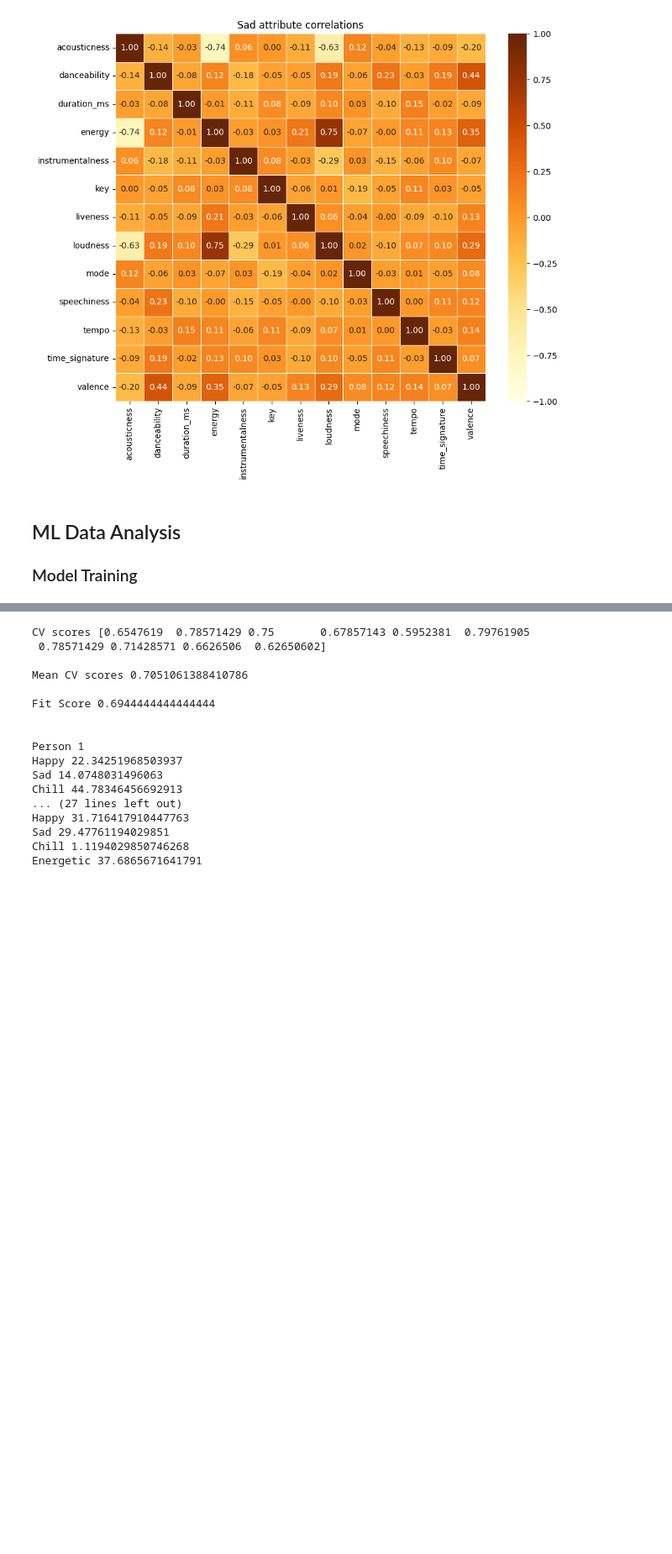
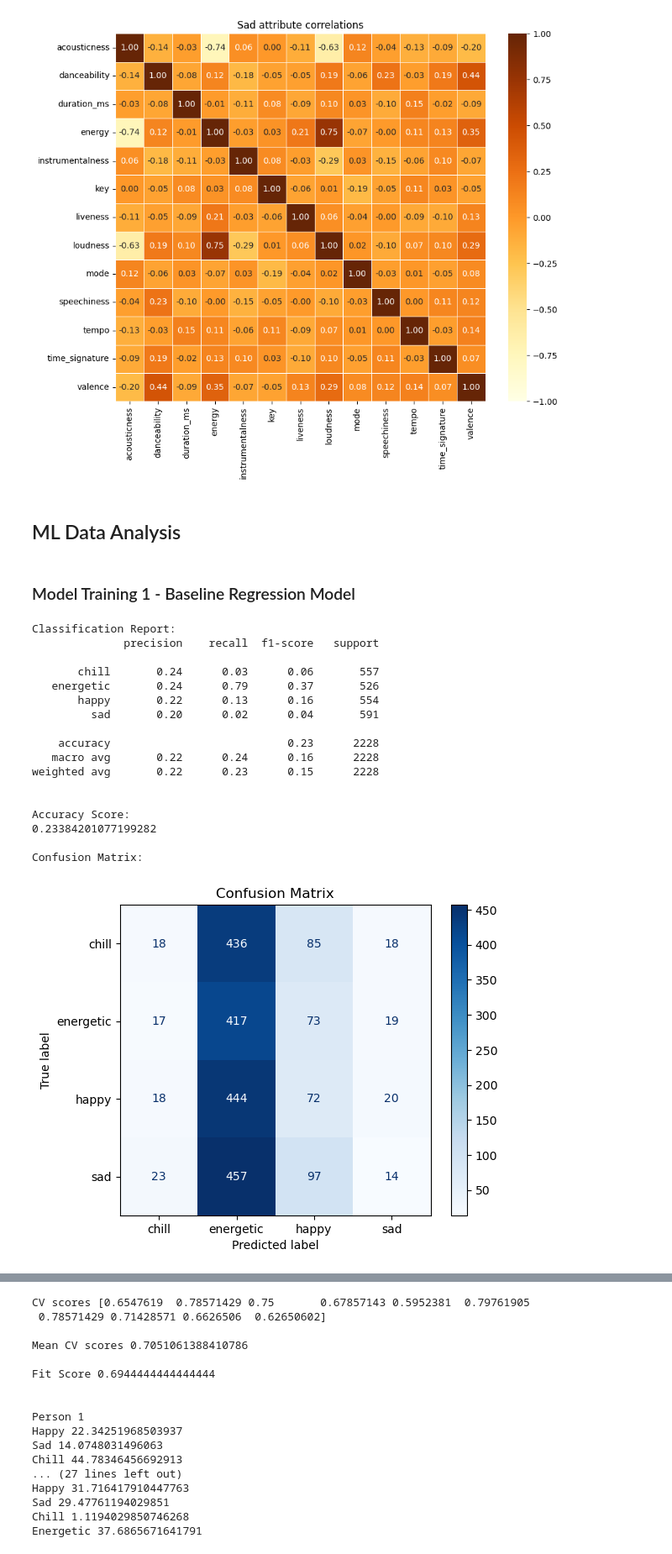
Before and after one commit to cs418-fa24/project-check-in-team-11, a Jupyter notebook: final_project.ipynb, the cells around one changed output, grey strips where cells are left out. Shown at 84% size. Saved outputs shown, nothing was run; the diff lists cells and outputs as text; code cells hidden in the pictures; blank space fills up the shorter version.

Commit message:
add baseline regression model

```diff
--- a/final_project.ipynb
+++ b/final_project.ipynb
@@ -485,5 +485,67 @@ graph_corr(sad_df, 'Sad attribute correlations')
 [figure]
 # %% [markdown]
 ## ML Data Analysis
-
-### Model Training
+# %% [markdown]
+### Model Training 1 - Baseline Regression Model
+# %%
+import pandas as pd
+import numpy as np
+import matplotlib.pyplot as plt
+from sklearn.model_selection import train_test_split, cross_val_score
+from sklearn.preprocessing import LabelEncoder, StandardScaler
+from sklearn.linear_model import LogisticRegression
+from sklearn.metrics import classification_report, accuracy_score, confusion_matrix, ConfusionMatrixDisplay
+
+data = pd.read_csv('training.csv')
+
+# Define features and target classes
+X = data[['acousticness', 'danceability', 'duration_ms', 'energy',
+            'instrumentalness', 'key', 'liveness', 'loudness',
+            'mode', 'speechiness', 'tempo', 'time_signature', 'valence']]
+y = data['mood']
+
+# scale
+scaler = StandardScaler()
+X_scaled = scaler.fit_transform(X)
+
+# Train-test split
+X_train, X_test, y_train, y_test = train_test_split(X, y, test_size=0.2, random_state=42)
+
+# Initialize and train the Logistic Regression model
+logreg = LogisticRegression(multi_class='auto', solver='lbfgs', max_iter=1000, random_state=42)
+logreg.fit(X_train, y_train)
+
+# Make predictions
+y_pred = logreg.predict(X_test)
+
+# Evaluate the model
+print("Classification Report:")
+print(classification_report(y_test, y_pred, target_names=label_encoder.classes_))
+
+print("\nAccuracy Score:")
+print(accuracy_score(y_test, y_pred))
+
+print("\nConfusion Matrix:")
+disp = ConfusionMatrixDisplay(confusion_matrix=confusion_matrix(y_test, y_pred), display_labels=label_encoder.classes_)
+disp.plot(cmap=plt.cm.Blues, values_format='d')
+plt.title("Confusion Matrix")
+plt.show()
+# %% [output]
+Classification Report:
+              precision    recall  f1-score   support
+
+       chill       0.24      0.03      0.06       557
+   energetic       0.24      0.79      0.37       526
+       happy       0.22      0.13      0.16       554
+         sad       0.20      0.02      0.04       591
+
+    accuracy                           0.23      2228
+   macro avg       0.22      0.24      0.16      2228
+weighted avg       0.22      0.23      0.15      2228
+
+
+Accuracy Score:
+0.23384201077199282
+
+Confusion Matrix:
+[figure, added]
```
Also changed, not shown: parts of 3 cells of this notebook.
